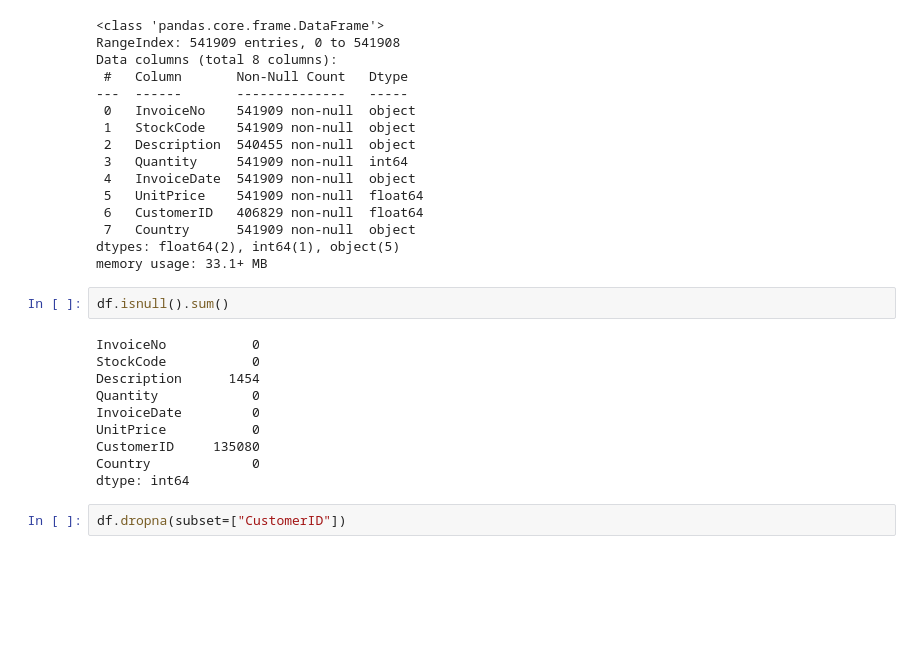
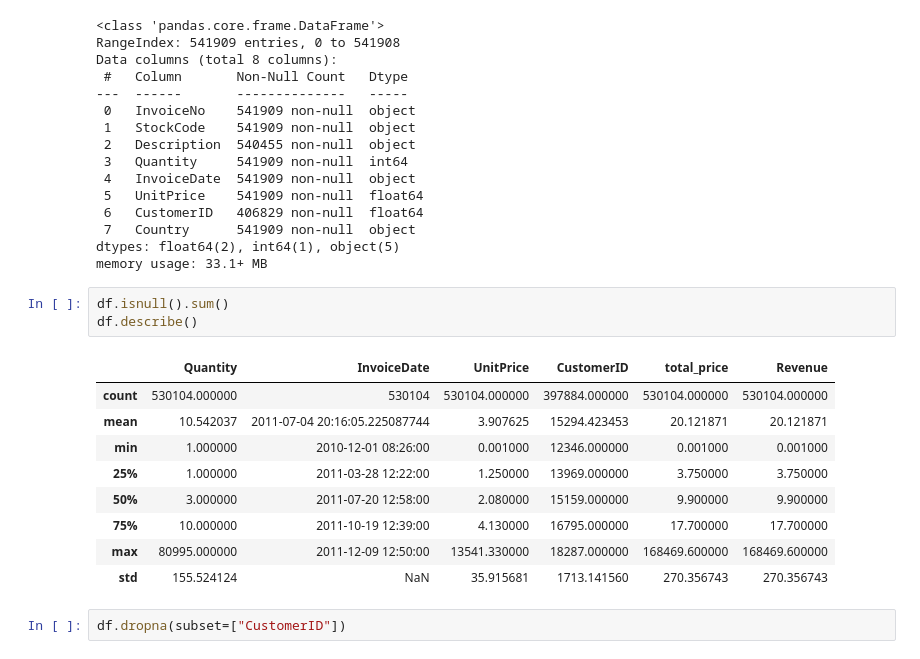
Before and after one commit to zahraaAsgari/python-mini-projects, a Jupyter notebook: Untitled2.ipynb, the cells around one changed output. Saved outputs shown, nothing was run; the diff lists cells and outputs as text; blank space fills up the shorter version.

```diff
--- a/Untitled2.ipynb
+++ b/Untitled2.ipynb
@@ -33,16 +33,17 @@ dtypes: float64(2), int64(1), object(5)
 memory usage: 33.1+ MB
 # %%
 df.isnull().sum()
+df.describe()
 # %% [output]
-InvoiceNo           0
-StockCode           0
-Description      1454
-Quantity            0
-InvoiceDate         0
-UnitPrice           0
-CustomerID     135080
-Country             0
-dtype: int64
+|  | Quantity | InvoiceDate | UnitPrice | CustomerID | total_price | Revenue |
+| count | 530104.000000 | 530104 | 530104.000000 | 397884.000000 | 530104.000000 | 530104.000000 |
+| mean | 10.542037 | 2011-07-04 20:16:05.225087744 | 3.907625 | 15294.423453 | 20.121871 | 20.121871 |
+| min | 1.000000 | 2010-12-01 08:26:00 | 0.001000 | 12346.000000 | 0.001000 | 0.001000 |
+| 25% | 1.000000 | 2011-03-28 12:22:00 | 1.250000 | 13969.000000 | 3.750000 | 3.750000 |
+| 50% | 3.000000 | 2011-07-20 12:58:00 | 2.080000 | 15159.000000 | 9.900000 | 9.900000 |
+| 75% | 10.000000 | 2011-10-19 12:39:00 | 4.130000 | 16795.000000 | 17.700000 | 17.700000 |
+| max | 80995.000000 | 2011-12-09 12:50:00 | 13541.330000 | 18287.000000 | 168469.600000 | 168469.600000 |
+| std | 155.524124 | NaN | 35.915681 | 1713.141560 | 270.356743 | 270.356743 |
 # %%
 df.dropna(subset=["CustomerID"])
 # %% [output]
```
Also changed, not shown: 7 other files.
